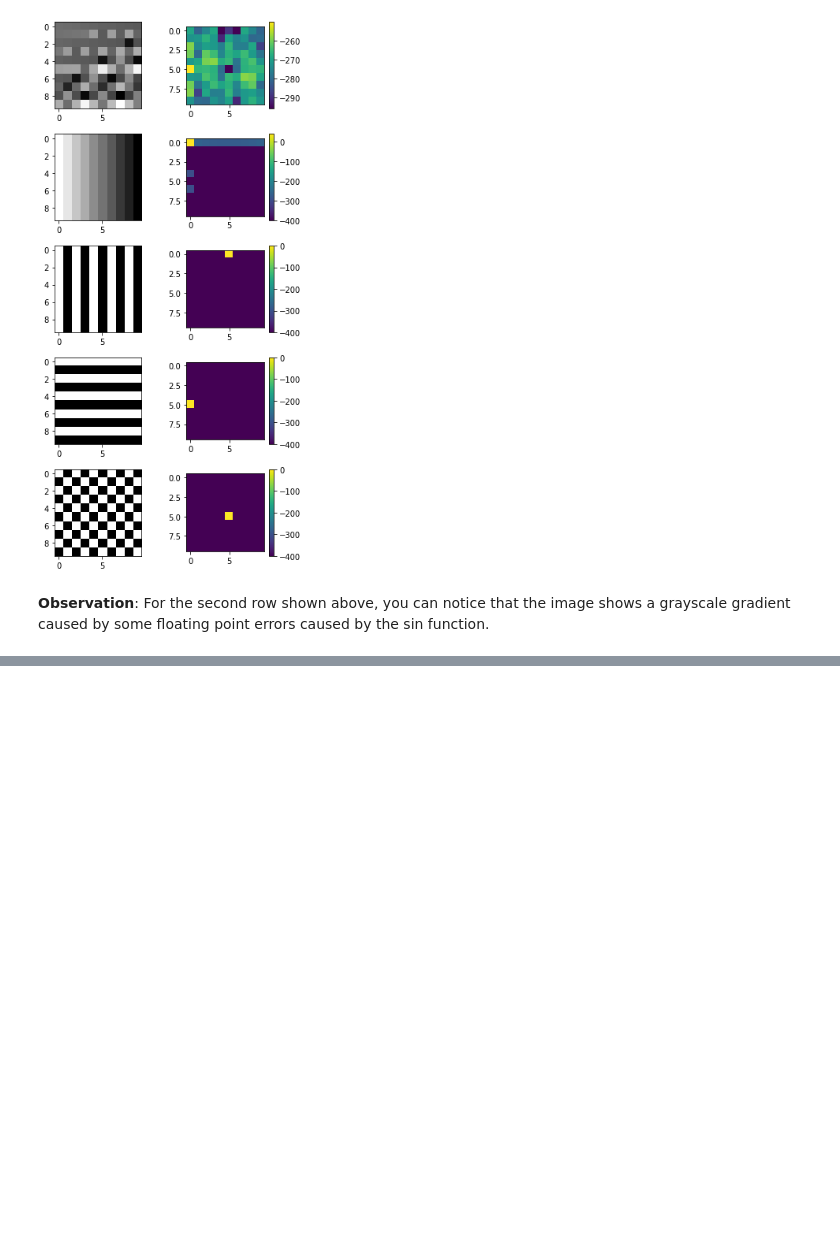
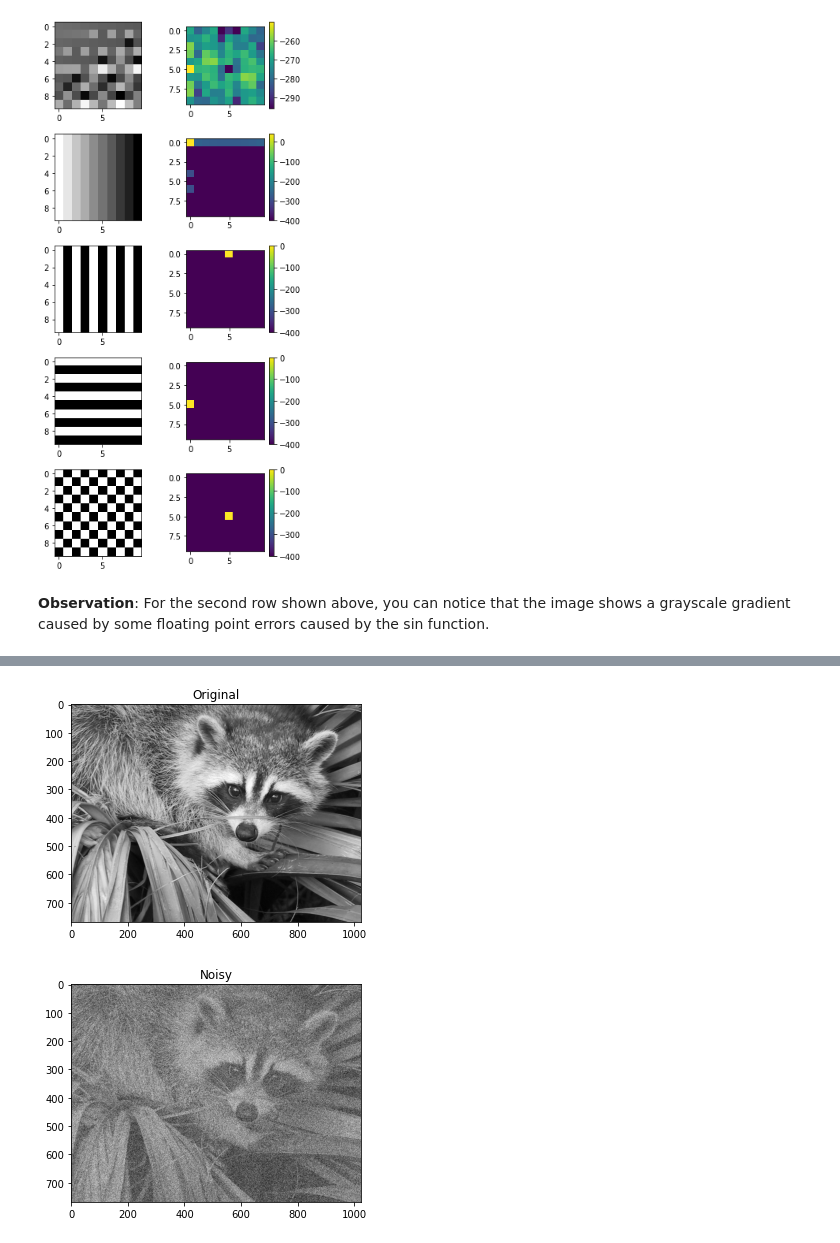
Before and after one commit to fusedbloxxer/signals-processing, a Jupyter notebook: dft-image-processing/main.ipynb, the cells around one changed output, grey strips where cells are left out. Saved outputs shown, nothing was run; the diff lists cells and outputs as text; code cells hidden in the pictures; blank space fills up the shorter version.

```diff
--- a/dft-image-processing/main.ipynb
+++ b/dft-image-processing/main.ipynb
@@ -116,0 +198,14 @@ plt.show()
+# %%
+pixel_noise = 200
+
+noise = np.random.randint(-pixel_noise, high=pixel_noise+1, size=X.shape)
+X_noisy = X + noise
+plt.imshow(X, cmap=plt.cm.gray)
+plt.title('Original')
+plt.show()
+plt.imshow(X_noisy, cmap=plt.cm.gray)
+plt.title('Noisy')
+plt.show()
+# %% [output]
+[figure, added]
+[figure, added]
```
Also changed, not shown: parts of 2 cells of this notebook.
